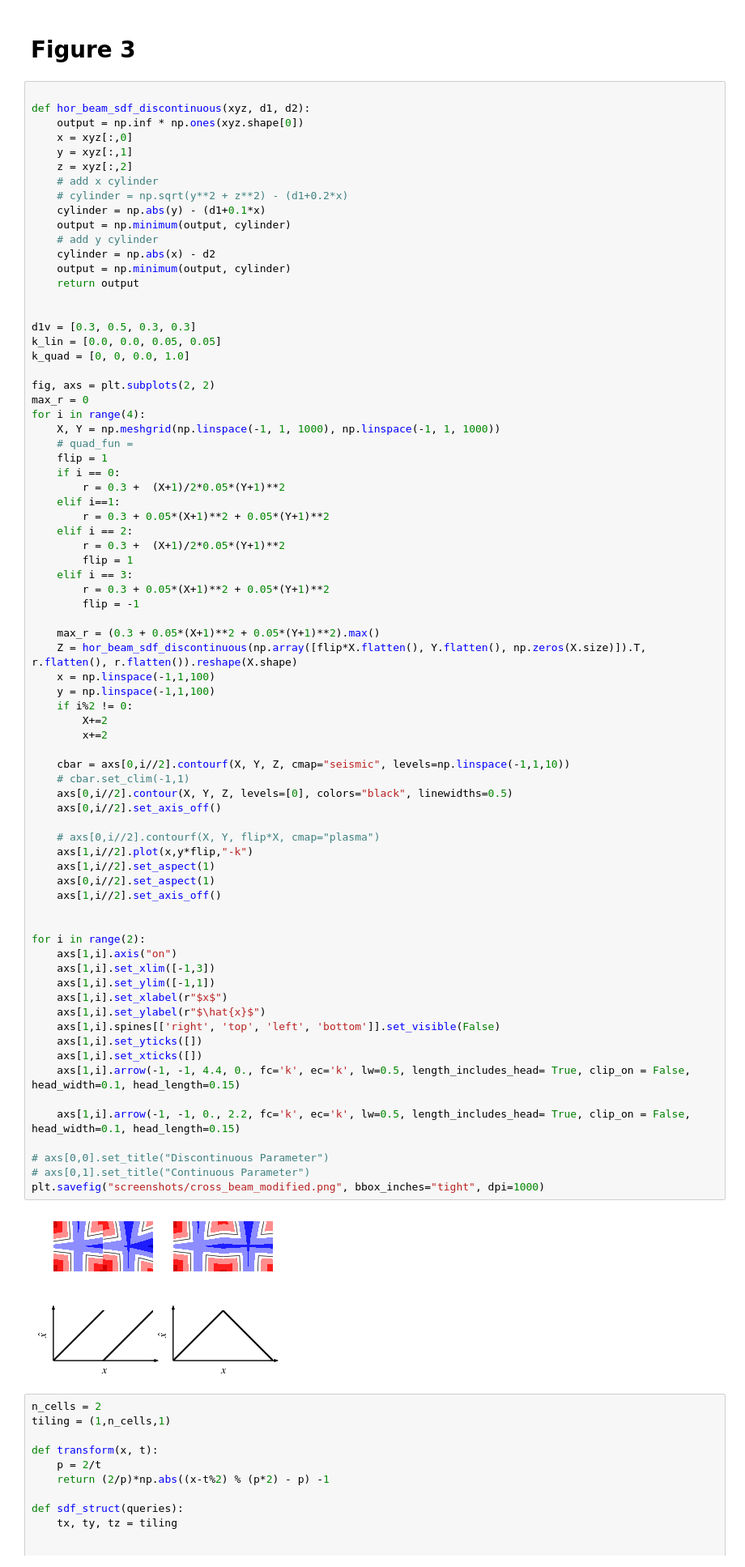
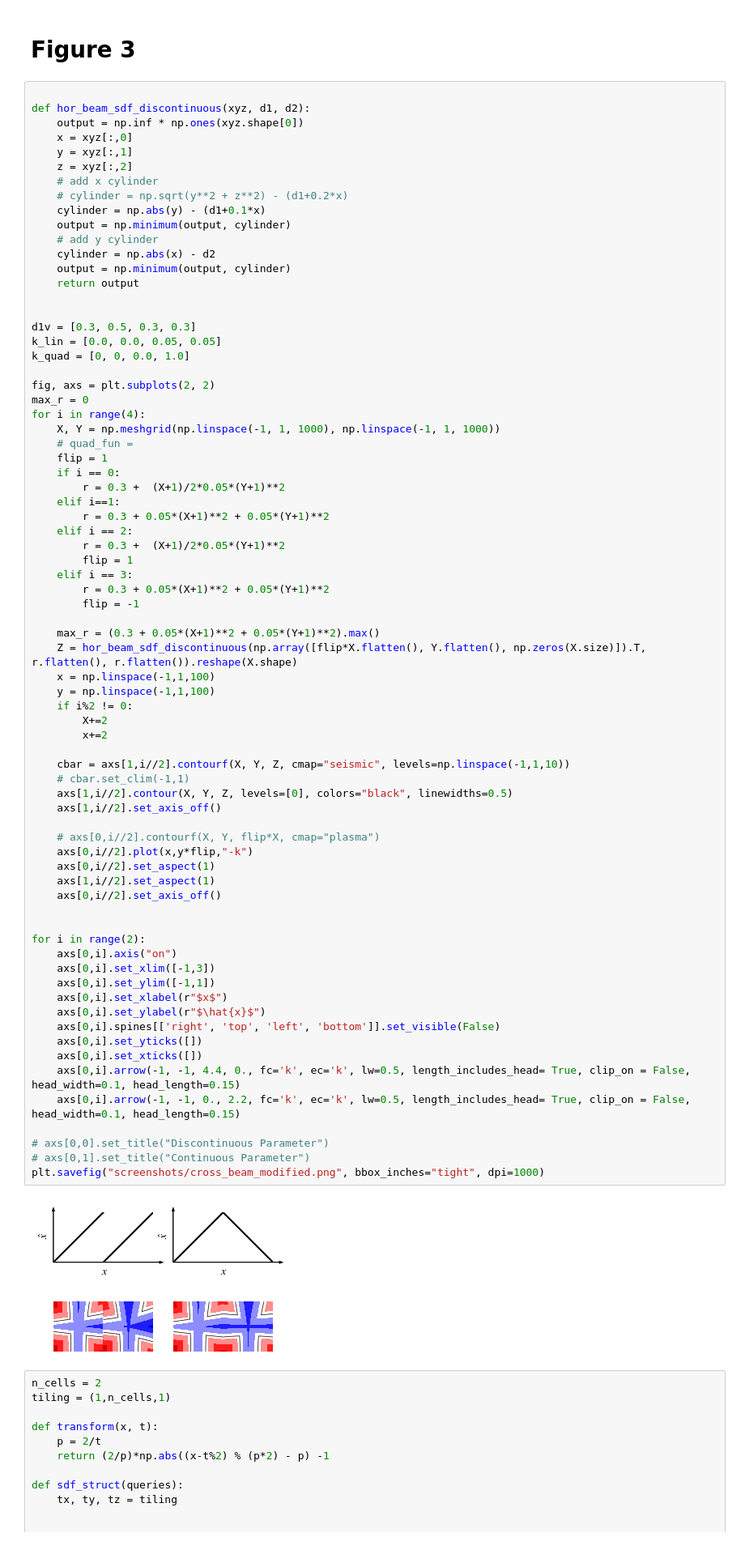
Before and after one commit to mkofler96/DeepSDF, a Jupyter notebook: evaluation_scripts/paper/00_schematic_level_sets.ipynb, the cells around one changed output. Shown at 81% size. Saved outputs shown, nothing was run; the diff lists cells and outputs as text.

Commit message:
updated plots

```diff
--- a/evaluation_scripts/paper/00_schematic_level_sets.ipynb
+++ b/evaluation_scripts/paper/00_schematic_level_sets.ipynb
@@ -90,51 +90,50 @@ for i in range(4):
         r = 0.3 +  (X+1)/2*0.05*(Y+1)**2
     elif i==1:
         r = 0.3 + 0.05*(X+1)**2 + 0.05*(Y+1)**2
     elif i == 2:
         r = 0.3 +  (X+1)/2*0.05*(Y+1)**2
         flip = 1
     elif i == 3:
         r = 0.3 + 0.05*(X+1)**2 + 0.05*(Y+1)**2
         flip = -1
 
     max_r = (0.3 + 0.05*(X+1)**2 + 0.05*(Y+1)**2).max()
     Z = hor_beam_sdf_discontinuous(np.array([flip*X.flatten(), Y.flatten(), np.zeros(X.size)]).T, r.flatten(), r.flatten()).reshape(X.shape)
     x = np.linspace(-1,1,100)
     y = np.linspace(-1,1,100)
     if i%2 != 0:
         X+=2
         x+=2
 
-    cbar = axs[0,i//2].contourf(X, Y, Z, cmap="seismic", levels=np.linspace(-1,1,10))
+    cbar = axs[1,i//2].contourf(X, Y, Z, cmap="seismic", levels=np.linspace(-1,1,10))
     # cbar.set_clim(-1,1)
-    axs[0,i//2].contour(X, Y, Z, levels=[0], colors="black", linewidths=0.5)
-    axs[0,i//2].set_axis_off()
+    axs[1,i//2].contour(X, Y, Z, levels=[0], colors="black", linewidths=0.5)
+    axs[1,i//2].set_axis_off()
 
     # axs[0,i//2].contourf(X, Y, flip*X, cmap="plasma")
-    axs[1,i//2].plot(x,y*flip,"-k")
+    axs[0,i//2].plot(x,y*flip,"-k")
+    axs[0,i//2].set_aspect(1)
     axs[1,i//2].set_aspect(1)
-    axs[0,i//2].set_aspect(1)
-    axs[1,i//2].set_axis_off()
+    axs[0,i//2].set_axis_off()
 
 
 for i in range(2):
-    axs[1,i].axis("on")
-    axs[1,i].set_xlim([-1,3])
-    axs[1,i].set_ylim([-1,1])
-    axs[1,i].set_xlabel(r"$x$")
-    axs[1,i].set_ylabel(r"$\hat{x}$")
-    axs[1,i].spines[['right', 'top', 'left', 'bottom']].set_visible(False)
-    axs[1,i].set_yticks([])
-    axs[1,i].set_xticks([])
-    axs[1,i].arrow(-1, -1, 4.4, 0., fc='k', ec='k', lw=0.5, length_includes_head= True, clip_on = False, head_width=0.1, head_length=0.15)
-
-    axs[1,i].arrow(-1, -1, 0., 2.2, fc='k', ec='k', lw=0.5, length_includes_head= True, clip_on = False, head_width=0.1, head_length=0.15)
+    axs[0,i].axis("on")
+    axs[0,i].set_xlim([-1,3])
+    axs[0,i].set_ylim([-1,1])
+    axs[0,i].set_xlabel(r"$x$")
+    axs[0,i].set_ylabel(r"$\hat{x}$")
+    axs[0,i].spines[['right', 'top', 'left', 'bottom']].set_visible(False)
+    axs[0,i].set_yticks([])
+    axs[0,i].set_xticks([])
+    axs[0,i].arrow(-1, -1, 4.4, 0., fc='k', ec='k', lw=0.5, length_includes_head= True, clip_on = False, head_width=0.1, head_length=0.15)
+    axs[0,i].arrow(-1, -1, 0., 2.2, fc='k', ec='k', lw=0.5, length_includes_head= True, clip_on = False, head_width=0.1, head_length=0.15)
 
 # axs[0,0].set_title("Discontinuous Parameter")
 # axs[0,1].set_title("Continuous Parameter")
 plt.savefig("screenshots/cross_beam_modified.png", bbox_inches="tight", dpi=1000)
 # %% [output]
-[figure, old version]
+[figure, new version]
 # %%
 n_cells = 2
 tiling = (1,n_cells,1)
```
